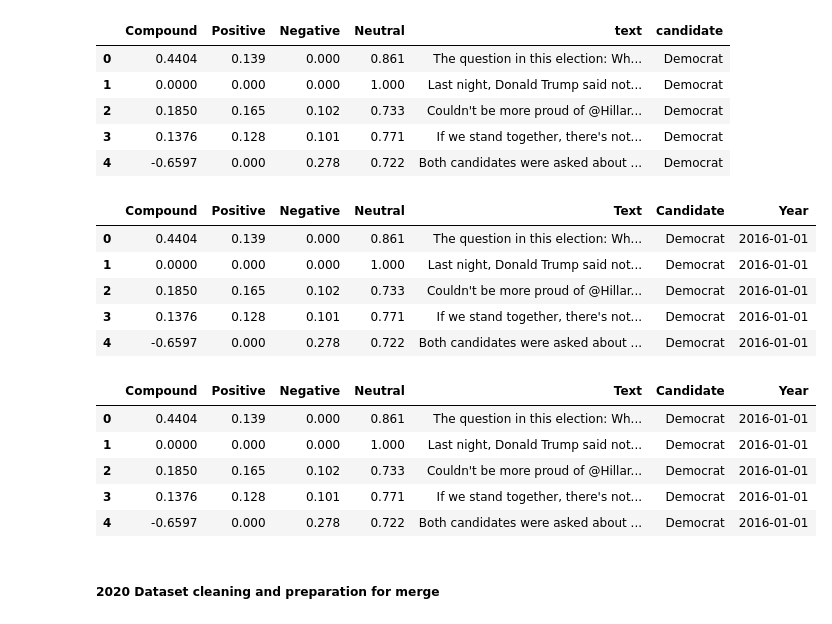
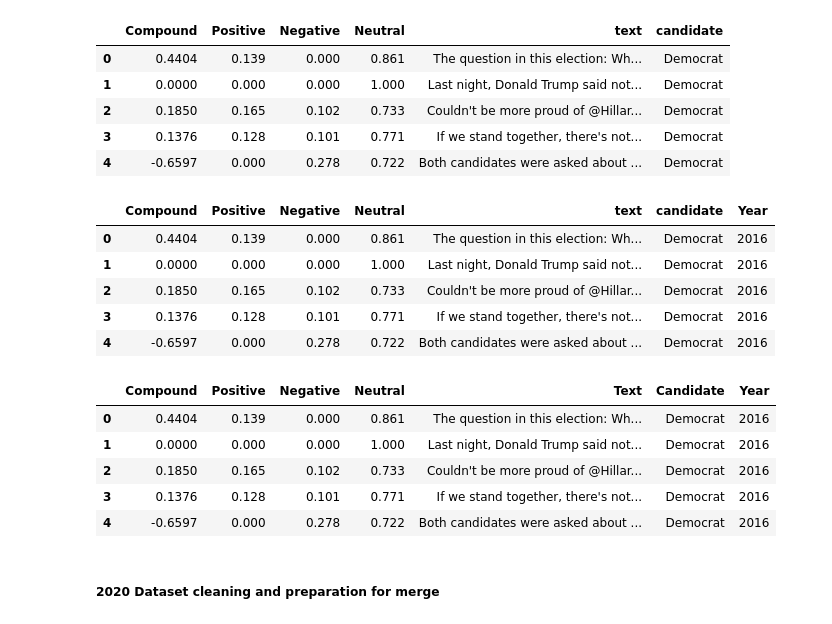
Before and after one commit to azmedtech/Election_Prediction_Project_4, a Jupyter notebook: Sentiment_Analysis/Combined_Data_2016_2020_2024.ipynb, the cells around one changed output. Cells and saved outputs as stored; diff of their text form; code cells hidden in the pictures.

Commit message:
final code to merge sentiment data CSVs for use in Tableau

```diff
--- a/Sentiment_Analysis/Combined_Data_2016_2020_2024.ipynb
+++ b/Sentiment_Analysis/Combined_Data_2016_2020_2024.ipynb
@@ -10,7 +9,7 @@ import pandas as pd
 ##### 2016 Dataset cleaning and preparation for merge
 # %%
 # Read in 2016 CSV file
-ind_post_data_2016_df = pd.read_csv("../CSV_Outputs/sent_and_cand_by_post_2016.csv",)
+ind_post_data_2016_df = pd.read_csv("CSV_Output_Sentiment/sent_and_cand_by_post_2016.csv",)
 
 # Display sample data
 ind_post_data_2016_df.head(5)
@@ -38,17 +37,17 @@ ind_post_data_2016_df.head()
 | 4 | -0.6597 | 0.000 | 0.278 | 0.722 | Both candidates were asked about ... | Democrat |
 # %%
 # Add a column 'Year' with a date value for each row
-ind_post_data_2016_df['Year'] = pd.to_datetime('2016', format='%Y')
+ind_post_data_2016_df['Year'] = 2016
 
 # Verify the result
 ind_post_data_2016_df.head()
 # %% [output]
-|  | Compound | Positive | Negative | Neutral | Text | Candidate | Year |
-| 0 | 0.4404 | 0.139 | 0.000 | 0.861 | The question in this election: Wh... | Democrat | 2016-01-01 |
-| 1 | 0.0000 | 0.000 | 0.000 | 1.000 | Last night, Donald Trump said not... | Democrat | 2016-01-01 |
-| 2 | 0.1850 | 0.165 | 0.102 | 0.733 | Couldn't be more proud of @Hillar... | Democrat | 2016-01-01 |
-| 3 | 0.1376 | 0.128 | 0.101 | 0.771 | If we stand together, there's not... | Democrat | 2016-01-01 |
-| 4 | -0.6597 | 0.000 | 0.278 | 0.722 | Both candidates were asked about ... | Democrat | 2016-01-01 |
+|  | Compound | Positive | Negative | Neutral | text | candidate | Year |
+| 0 | 0.4404 | 0.139 | 0.000 | 0.861 | The question in this election: Wh... | Democrat | 2016 |
+| 1 | 0.0000 | 0.000 | 0.000 | 1.000 | Last night, Donald Trump said not... | Democrat | 2016 |
+| 2 | 0.1850 | 0.165 | 0.102 | 0.733 | Couldn't be more proud of @Hillar... | Democrat | 2016 |
+| 3 | 0.1376 | 0.128 | 0.101 | 0.771 | If we stand together, there's not... | Democrat | 2016 |
+| 4 | -0.6597 | 0.000 | 0.278 | 0.722 | Both candidates were asked about ... | Democrat | 2016 |
 # %%
 # Rename the columns
 ind_post_data_2016_df = ind_post_data_2016_df.rename(columns={
@@ -60,11 +59,11 @@ ind_post_data_2016_df = ind_post_data_2016_df.rename(columns={
 ind_post_data_2016_df.head()
 # %% [output]
 |  | Compound | Positive | Negative | Neutral | Text | Candidate | Year |
-| 0 | 0.4404 | 0.139 | 0.000 | 0.861 | The question in this election: Wh... | Democrat | 2016-01-01 |
-| 1 | 0.0000 | 0.000 | 0.000 | 1.000 | Last night, Donald Trump said not... | Democrat | 2016-01-01 |
-| 2 | 0.1850 | 0.165 | 0.102 | 0.733 | Couldn't be more proud of @Hillar... | Democrat | 2016-01-01 |
-| 3 | 0.1376 | 0.128 | 0.101 | 0.771 | If we stand together, there's not... | Democrat | 2016-01-01 |
-| 4 | -0.6597 | 0.000 | 0.278 | 0.722 | Both candidates were asked about ... | Democrat | 2016-01-01 |
+| 0 | 0.4404 | 0.139 | 0.000 | 0.861 | The question in this election: Wh... | Democrat | 2016 |
+| 1 | 0.0000 | 0.000 | 0.000 | 1.000 | Last night, Donald Trump said not... | Democrat | 2016 |
+| 2 | 0.1850 | 0.165 | 0.102 | 0.733 | Couldn't be more proud of @Hillar... | Democrat | 2016 |
+| 3 | 0.1376 | 0.128 | 0.101 | 0.771 | If we stand together, there's not... | Democrat | 2016 |
+| 4 | -0.6597 | 0.000 | 0.278 | 0.722 | Both candidates were asked about ... | Democrat | 2016 |
 # %% [markdown]
 ##### 2020 Dataset cleaning and preparation for merge
 # %%
```
Also changed, not shown: parts of 40 cells of this notebook, 3 other files.
